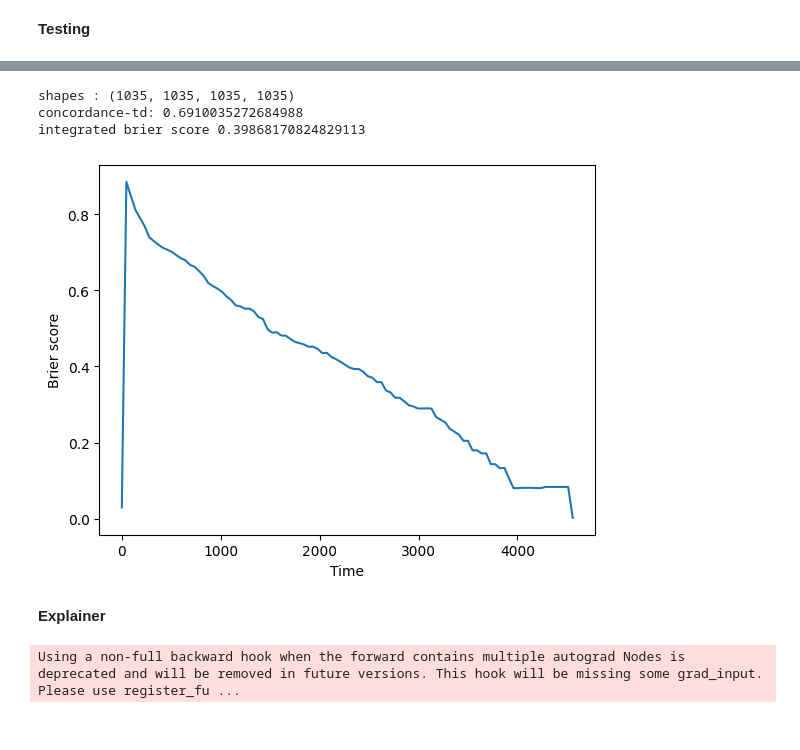
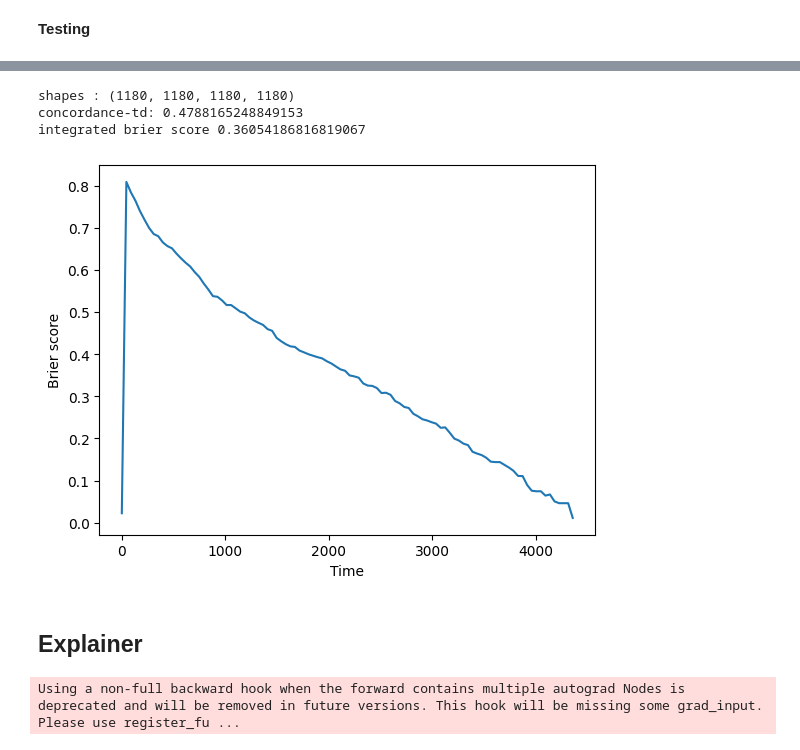
Before and after one commit to sourasen1011/UoE_Research_Project_2023, a Jupyter notebook: 05_preprocessing_emr_data/05_time_variant_fits.ipynb, the cells around one changed output, grey strips where cells are left out. Drawn from its saved outputs; the diff is of its cells as text; code cells hidden in the pictures.

Commit message:
autoencoding clusters does not work. try something else

```diff
--- a/05_preprocessing_emr_data/05_time_variant_fits.ipynb
+++ b/05_preprocessing_emr_data/05_time_variant_fits.ipynb
@@ -142,7 +176,7 @@ class MyDataset(Dataset):
         return cov
 # %%
 # Create an instance of your custom dataset
-dataset = MyDataset(x_train_reshape_tv)
+dataset = MyDataset_AE(x_train_reshape_tv)
 
 # Create a data loader for batching and shuffling
 batch_size = 512
@@ -387,7 +451,7 @@ dur_idx_test = t_test.discrete_transform(_cuts = q_cuts)
 t_val = Transforms(durations = y_val_dur)
 dur_idx_val = t_val.discrete_transform(_cuts = q_cuts)
 # %%
-input_size = enc_.shape[1]
+input_size = enc_train.shape[1]
 hidden_size = 32
 output_size = t_test.n_duration_index
 
@@ -403,7 +467,7 @@ dropout = 0.5
 nets = []
 
 # init as many networks as there are clusters
-for grp in enc_df_grouped.groups.keys():
+for grp in enc_df_train_grouped.groups.keys():
     # init net
     mlp = MLP(input_size , hidden_size , output_size , dropout_rate = dropout)
     # init optim
@@ -680,24 +563,0 @@ durations_test, events_test = get_target(x_test)
-# %%
-input_size = x_train.iloc[: , :-2].shape[1]
-hidden_size = 32
-output_size = t_test.n_duration_index
-
-# Create a data loader for batching and shuffling
-batch_size = 256
-num_epochs = 500
-learning_rate = 0.002
-shuffle = True
-patience = 10
-dropout = 0.5
-
-# build net(s)
-nets = []
-
-# init as many networks as there are clusters
-for grp in x_train_grouped.groups.keys():
-    # init net
-    mlp = MLP(input_size , hidden_size , output_size , dropout_rate = dropout)
-    # init optim
-    optimizer = torch.optim.Adam(mlp.parameters() , lr = learning_rate)
-    # append
-    nets.append((mlp , optimizer))
@@ -801,10 +573,10 @@ y_test_dur = []
 y_test_event = []
 
 # predict for each cluster
-for i , grp in enumerate(x_test_grouped.groups.keys()):
+for i , grp in enumerate(enc_df_test_grouped.groups.keys()):
 
     # get features, death time and event indicator
-    features = x_test_grouped.get_group(grp)
+    features = enc_df_test_grouped.get_group(grp)
 
     # get death time and event indicator
     y_test_dur_ , y_test_event_ = get_target(features)
@@ -842,7 +614,7 @@ y_test_event = np.concatenate(y_test_event , axis = 0)
 
 # QCs
 assert len(surv) == _clusters , 'surv matrix not matching number of clusters'
-assert len(x_test) == np.sum([surv[k].shape[1] for k in range(_clusters)]) , 'test set count mismatch'
+assert len(enc_df_test) == np.sum([surv[k].shape[1] for k in range(_clusters)]) , 'test set count mismatch'
 
 mean_ = np.concatenate([surv[k].mean(axis = 0) for k in range(_clusters)])
 up_ = np.concatenate([np.quantile(surv[k] , axis = 0 , q = 0.95) for k in range(_clusters)])
@@ -867,22 +639,22 @@ plot_with_cf(mean_ , low_ , up_ , _from = 1 , _to = 5)
 # %%
 # Evaluation
 
 ev_ = EvalSurv(pd.DataFrame(mean_.T) , y_test_dur , y_test_event , censor_surv='km')
 print(f'concordance-td: {ev_.concordance_td()}')
 
-time_grid = np.linspace(durations_test.min(), durations_test.max(), 100)
+time_grid = np.linspace(y_test_dur.min(), y_test_dur.max(), 100)
 ev_.brier_score(time_grid).plot()
 plt.ylabel('Brier score')
 _ = plt.xlabel('Time')
 
 print(f'integrated brier score {ev_.integrated_brier_score(time_grid) }')
 # %% [output]
-shapes : (1035, 1035, 1035, 1035)
-concordance-td: 0.6910035272684988
-integrated brier score 0.39868170824829113
+shapes : (1180, 1180, 1180, 1180)
+concordance-td: 0.4788165248849153
+integrated brier score 0.36054186816819067
-[figure, old version]
+[figure, new version]
 # %% [markdown]
-**Explainer**
+## **Explainer**
 # %%
 # SHAP Values
 grp = 1
```
Also changed, not shown: parts of 25 cells of this notebook.
